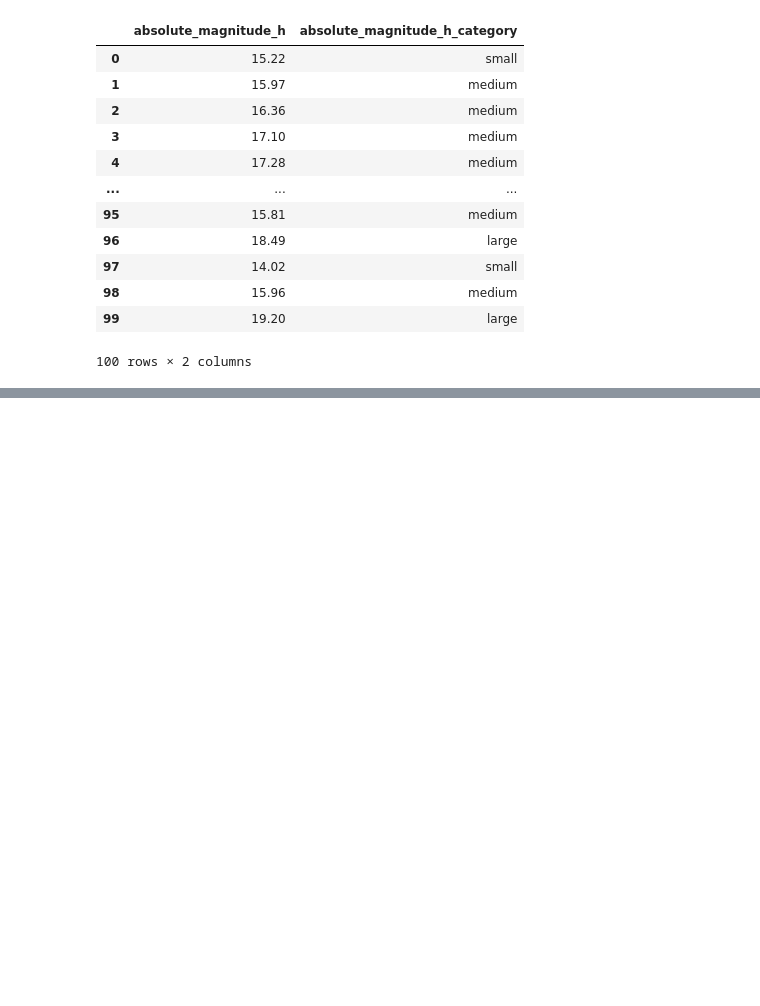
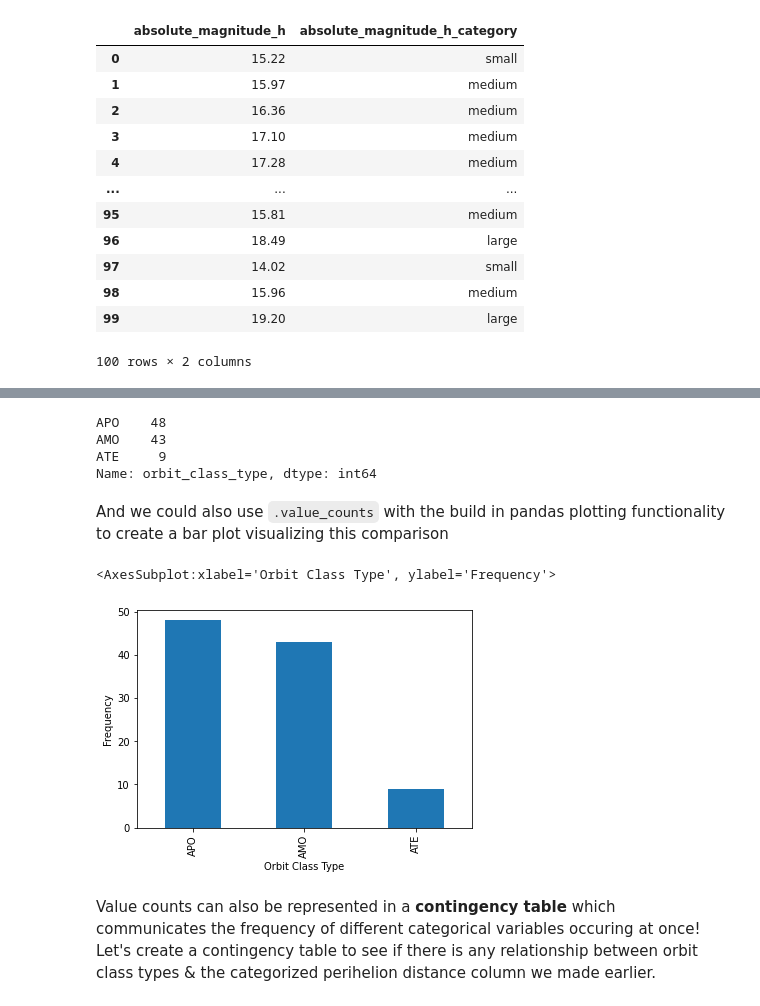
Before and after one commit to ohcrud/intermediate_python, a Jupyter notebook: sprint-2/practice-2/sprint-2-practice-2.ipynb, the cells around one changed output, grey strips where cells are left out. Cells and saved outputs as stored; diff of their text form; code cells hidden in the pictures; blank space fills up the shorter version.

```diff
--- a/sprint-2/practice-2/sprint-2-practice-2.ipynb
+++ b/sprint-2/practice-2/sprint-2-practice-2.ipynb
@@ -349,0 +348,16 @@ You may want to know how often a certain categorical variable occurs.
+# %%
+neo['orbit_class_type'].value_counts()
+# %% [output]
+APO    48
+AMO    43
+ATE     9
+Name: orbit_class_type, dtype: int64
+# %% [markdown]
+And we could also use `.value_counts` with the build in pandas plotting functionality to create a bar plot visualizing this comparison
+# %%
+neo['orbit_class_type'].value_counts().plot(kind='bar', ylabel = 'Frequency', xlabel = 'Orbit Class Type')
+# %% [output]
+<AxesSubplot:xlabel='Orbit Class Type', ylabel='Frequency'>
+[figure, added]
+# %% [markdown]
+Value counts can also be represented in a **contingency table** which communicates the frequency of different categorical variables occuring at once! Let's create a contingency table to see if there is any relationship between orbit class types & the categorized perihelion distance column we made earlier.
```
Also changed, not shown: parts of 22 cells of this notebook, 1 other file.
